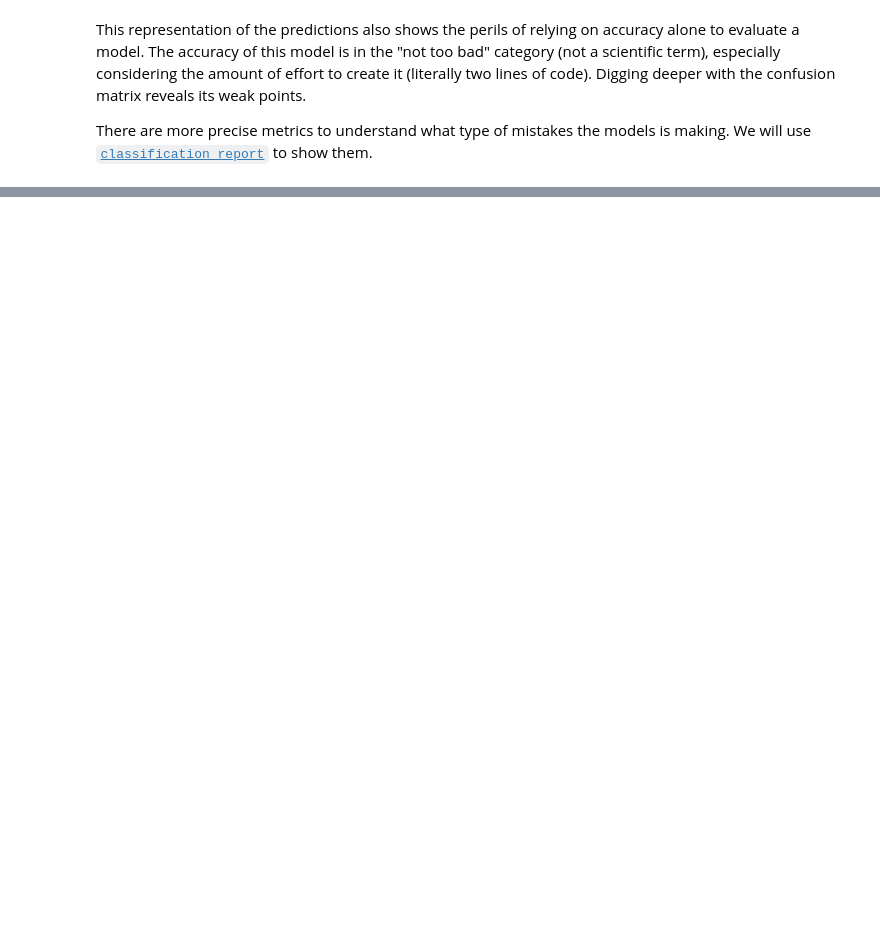
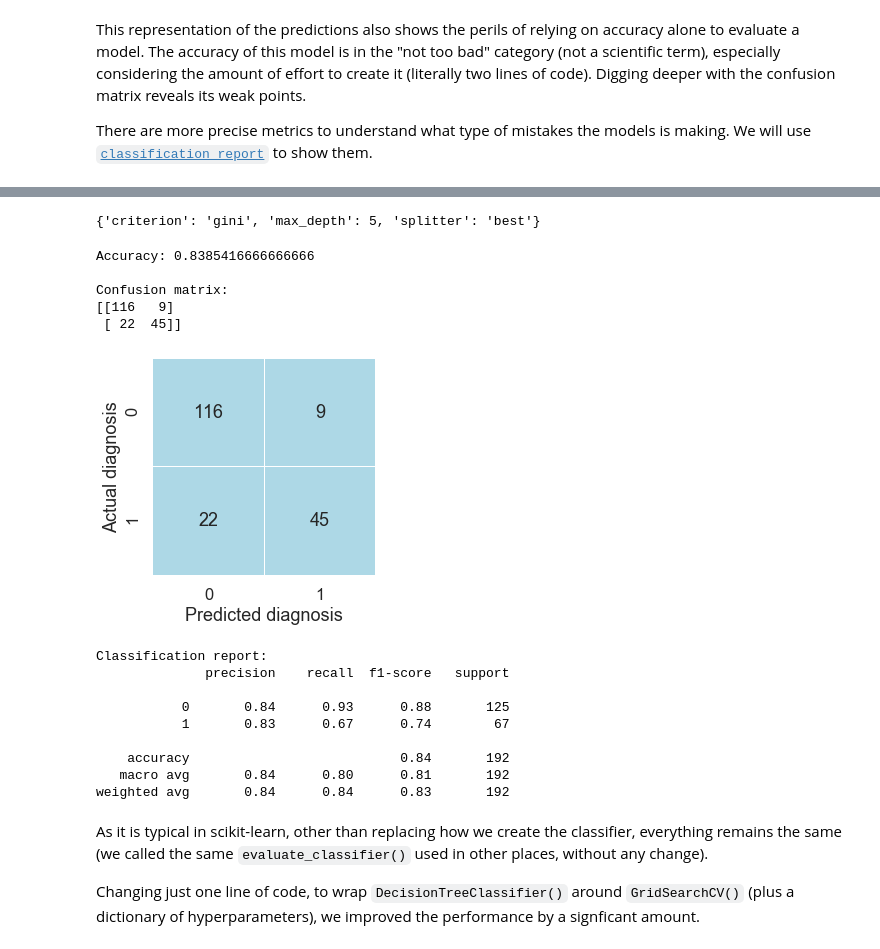
Before and after one commit to fau-masters-collected-works-cgarbin/ieee-icmla-2019-data-science-tutorial, a Jupyter notebook: 4-machine-learning-and-data-science.ipynb, the cells around one changed output, grey strips where cells are left out. Cells and saved outputs as stored; diff of their text form; code cells hidden in the pictures; blank space fills up the shorter version.

Commit message:
Add final classifier

```diff
--- a/4-machine-learning-and-data-science.ipynb
+++ b/4-machine-learning-and-data-science.ipynb
@@ -145,6 +156,5 @@ This will be our baseline model. Any other model we try should beat this model.
 # %%
-from sklearn import tree
-
-dtc = tree.DecisionTreeClassifier(random_state=42)
-dtc.fit(Xtrain, ytrain)
+from sklearn import linear_model
+lrc = linear_model.LogisticRegression(random_state=42)
+lrc.fit(Xtrain, ytrain)
 # %% [output]
@@ -159,7 +168,7 @@ DecisionTreeClassifier(ccp_alpha=0.0, class_weight=None, criterion='gini',
 # %% [markdown]
 Predict the test set and checks the accuracy, as a first measure of performance.
 # %%
-pred = dtc.predict(Xtest)
+pred = lrc.predict(Xtest)
 # %%
 from sklearn.metrics import accuracy_score
 print(accuracy_score(ytest, pred))
@@ -234,0 +267,12 @@ The meaning of these metrics:
+# %%
+def evaluate_classifier(clf):
+    pred = clf.predict(Xtest)
+    print('Accuracy: {}'.format(accuracy_score(ytest, pred)))
+
+    cm = confusion_matrix(ytest, pred)
+    print('\nConfusion matrix:')
+    print(cm)
+    plot_cm(cm)
+
+    print('\nClassification report:')
+    print(classification_report(ytest, pred))
@@ -234,0 +311,15 @@ The meaning of these metrics:
+# %%
+from sklearn.model_selection import GridSearchCV
+
+# First  value is the deafault value
+param_grid = {
+    'criterion': ['gini', 'entropy'],
+    'splitter': ['best', 'random'],
+    'max_depth': [None, 3, 5, 10],
+}
+
+# Use `verbose` to track progress
+gs = GridSearchCV(tree.DecisionTreeClassifier(random_state=42),
+                  param_grid, cv=5, n_jobs=-1, verbose=3)
+
+gsc = gs.fit(X, y)
@@ -234,0 +332,26 @@ The meaning of these metrics:
+# %%
+print(gsc.best_params_)
+# %% [output]
+{'criterion': 'gini', 'max_depth': 5, 'splitter': 'best'}
+# %%
+evaluate_classifier(gsc.best_estimator_)
+# %% [output]
+Accuracy: 0.8385416666666666
+
+Confusion matrix:
+[[116   9]
+ [ 22  45]]
+[figure, added]
+Classification report:
+              precision    recall  f1-score   support
+
+           0       0.84      0.93      0.88       125
+           1       0.83      0.67      0.74        67
+
+    accuracy                           0.84       192
+   macro avg       0.84      0.80      0.81       192
+weighted avg       0.84      0.84      0.83       192
+# %% [markdown]
+As it is typical in scikit-learn, other than replacing how we create the classifier, everything remains the same (we called the same `evaluate_classifier()` used in other places, without any change).
+
+Changing just one line of code, to wrap `DecisionTreeClassifier()` around `GridSearchCV()` (plus a dictionary of hyperparameters), we improved the performance by a signficant amount.
```
Also changed, not shown: parts of 18 cells of this notebook.
